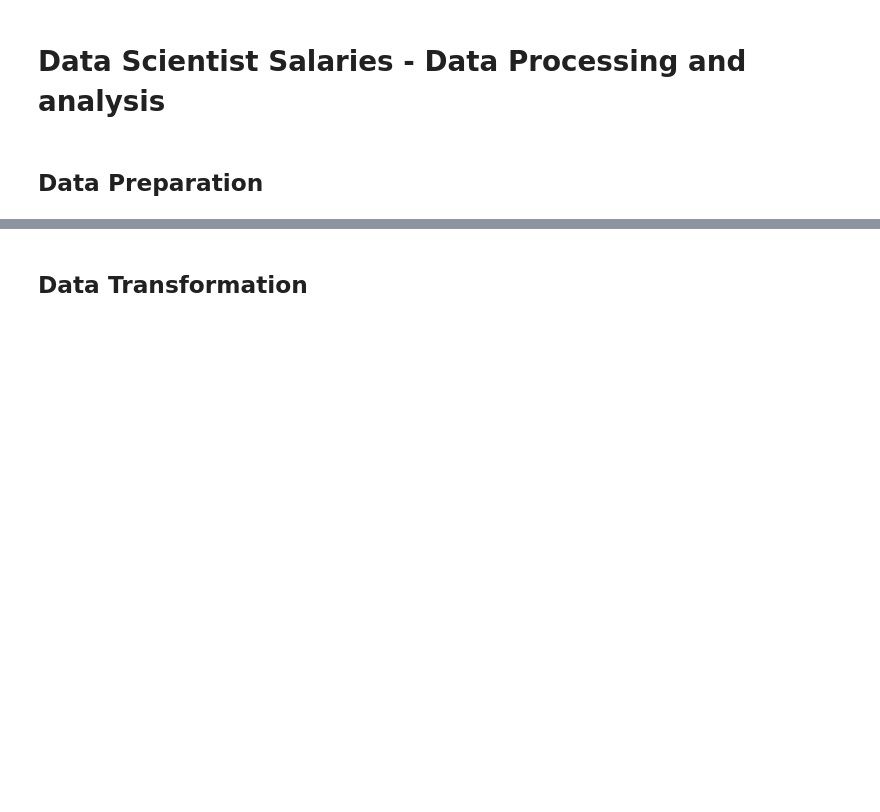
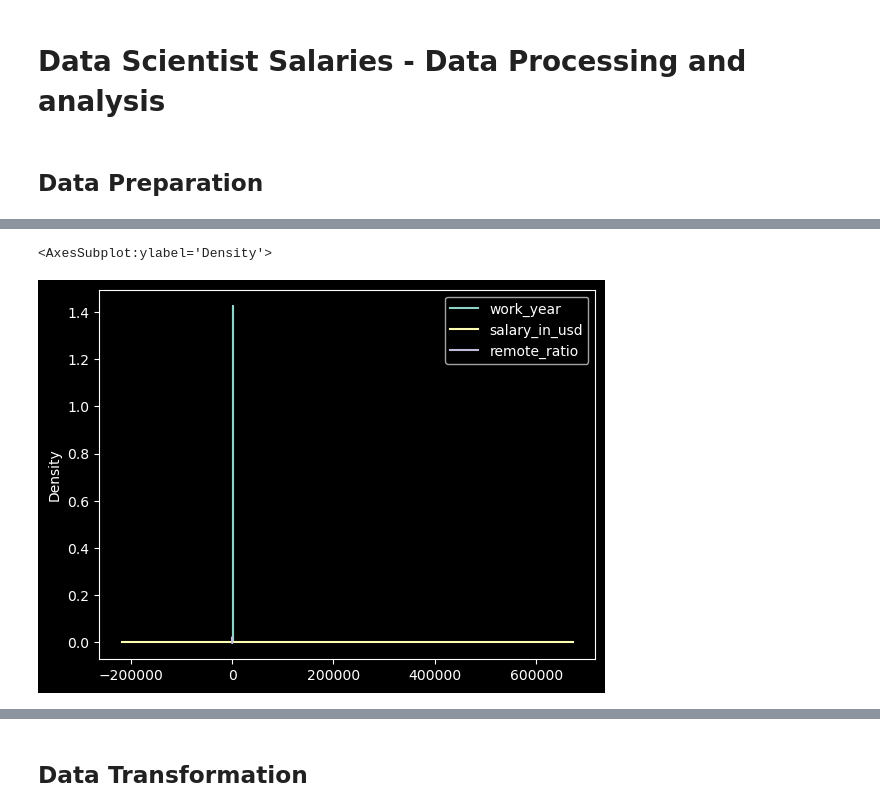
Before and after one commit to yousefmrashad/checkdata, a Jupyter notebook: checkdata.ipynb, the cells around one changed output, grey strips where cells are left out. Cells and saved outputs as stored; diff of their text form; code cells hidden in the pictures; blank space fills up the shorter version.

```diff
--- a/checkdata.ipynb
+++ b/checkdata.ipynb
@@ -58,0 +188,5 @@ dtype: object
+# %%
+df.plot.kde()
+# %% [output]
+<AxesSubplot:ylabel='Density'>
+[figure, added]
```
Also changed, not shown: parts of 35 cells of this notebook.
